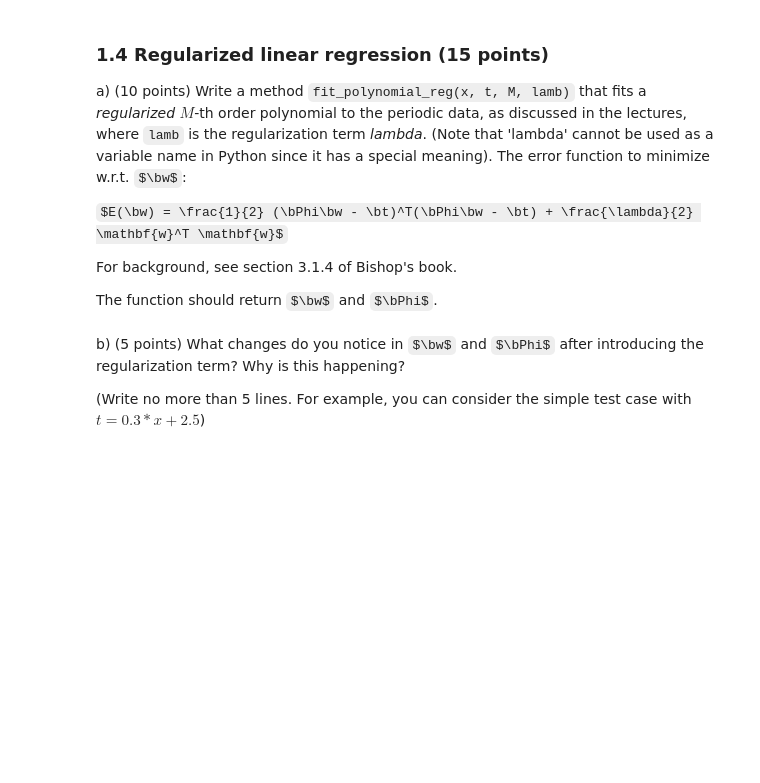
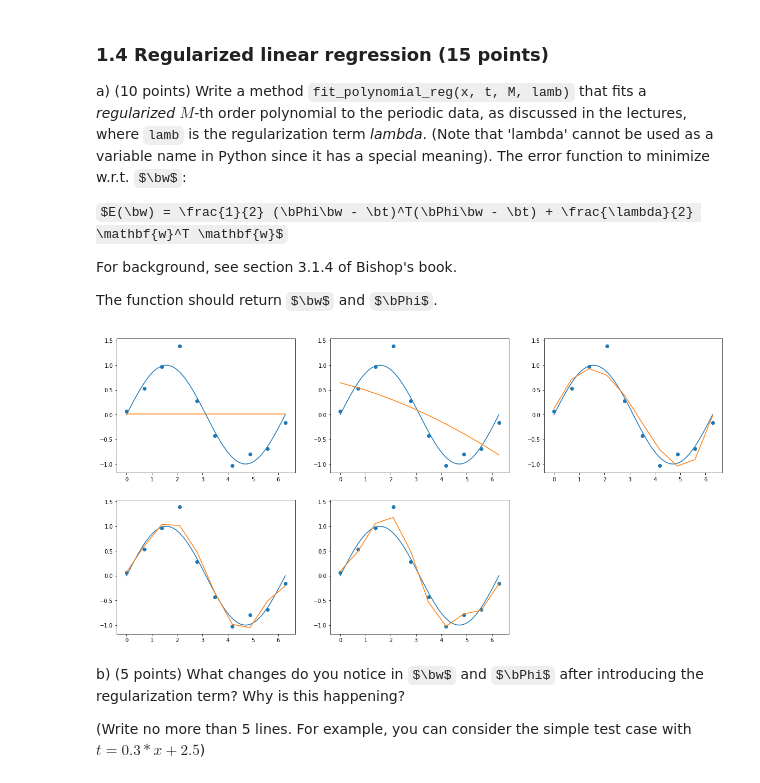
Before and after one commit to ioangatop/MachineLearning, a Jupyter notebook: 12141666_12166804_lab1.ipynb, the cells around one changed output. Drawn from its saved outputs; the diff is of its cells as text; code cells hidden in the pictures; some formulas as TeX source; blank space fills up the shorter version.

```diff
--- a/12141666_12166804_lab1.ipynb
+++ b/12141666_12166804_lab1.ipynb
@@ -180,12 +196,27 @@ $E(\bw) = \frac{1}{2} (\bPhi\bw - \bt)^T(\bPhi\bw - \bt) + \frac{\lambda}{2} \ma
 For background, see section 3.1.4 of Bishop's book.
 
 The function should return $\bw$ and $\bPhi$.
-# %%
-def fit_polynomial_reg(x, t, m, lamb):
-    # YOUR CODE HERE
-    raise NotImplementedError()
-
-    return w_ml, Phi
+# %%
+def fit_polynomial_reg(x, t, m, lamb):
+    Phi = designmatrix(x, m+1)
+    M = Phi.shape[1]
+    w_ml = np.matmul(np.matmul(np.linalg.inv(lamb*np.identity(M) + np.matmul(Phi.T,Phi)), Phi.T), t)
+    return w_ml, Phi
+
+# N = 10
+# lamb = 0.1
+# x, t = gen_sine(N)
+# x_axis = np.linspace(0, 2*np.pi, 1000)
+# for m in range(0,9,2):
+#     w, Phi = fit_polynomial_reg(x, t, m, lamb)
+#     y = np.matmul(Phi, w)
+#     plt.subplot(2, 3, m/2 + 1)
+#     #plt.plot(t)
+#     plt.plot(x_axis, np.sin(x_axis), 'g')
+#     plt.scatter(x, t)
+#     plt.plot(x, y, 'r')
+# %% [output]
+[figure, added]
 # %%
 ### Test your function
 N = 10
```
Also changed, not shown: parts of 6 cells of this notebook, 1 other file.
